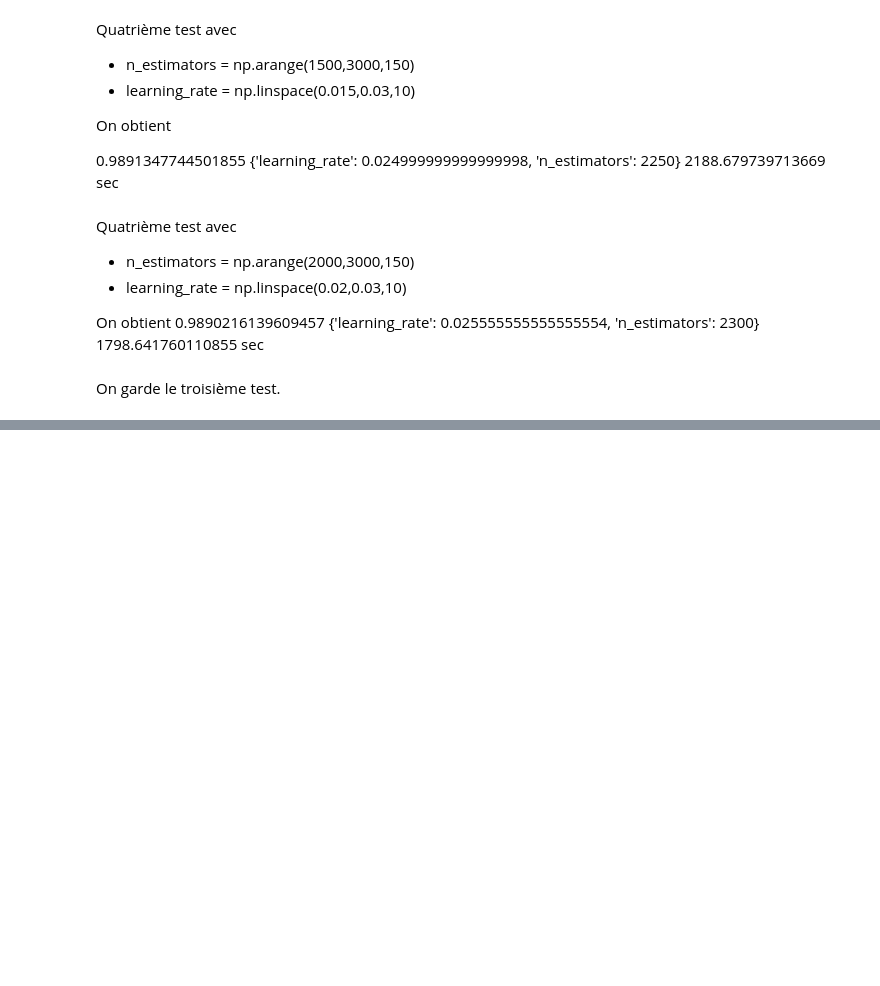
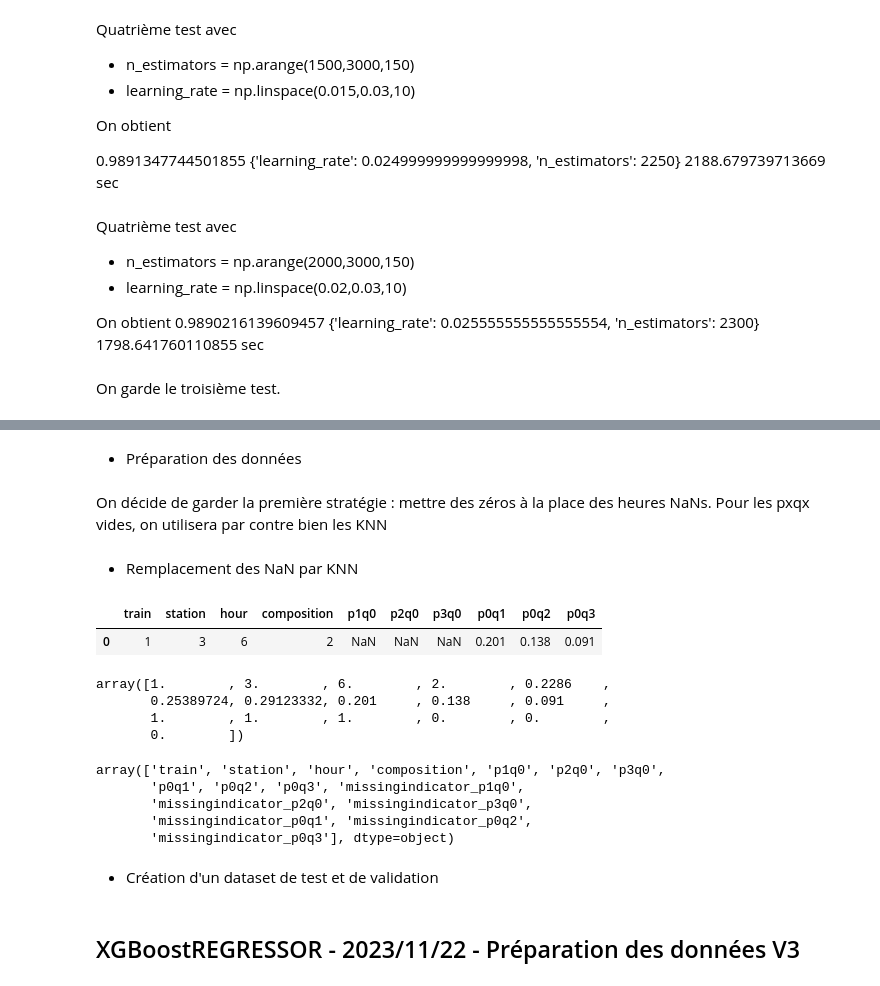
Before and after one commit to rravelli/data-challenge-2023, a Jupyter notebook: 3_best_models_improvement/3_1_data_imputation/xgboost/train_xgboost.ipynb, the cells around one changed output, grey strips where cells are left out. Saved outputs shown, nothing was run; the diff lists cells and outputs as text; code cells hidden in the pictures; blank space fills up the shorter version.

```diff
--- a/3_best_models_improvement/3_1_data_imputation/xgboost/train_xgboost.ipynb
+++ b/3_best_models_improvement/3_1_data_imputation/xgboost/train_xgboost.ipynb
@@ -974,0 +979,23 @@ On garde le troisième test.
+# %%
+path = "../../../data"
+x_data = pd.read_csv(path + "/Xtrain_hgcGIrA.csv", sep=",")  # features
+y_data = pd.read_csv(
+    path + "/Ytrain_yL5OjS4.csv", sep=",", usecols=[1]
+)  # occupancy rate
+# %% [markdown]
+- Préparation des données
+# %% [markdown]
+On décide de garder la première stratégie : mettre des zéros à la place des heures NaNs. Pour les pxqx vides, on utilisera par contre bien les KNN
+# %%
+x_data = x_data.drop("date", axis=1)  # on supprime la colonne date
+x_data = x_data.drop("way", axis=1) #  on supprime la colonne way
+x_data["hour"] = x_data["hour"].apply(
+ lambda x: 0 if type(x) == float else int(x[:2])
+) # on remplace les heures par des entiers en conservant les NaNs
+
+# on tranforme les identifiants de gare en entiers
+x_data["station"] = x_data["station"].astype("category")
+cat_columns = x_data.select_dtypes(["category"]).columns
+x_data[cat_columns] = x_data[cat_columns].apply(lambda x: x.cat.codes)
+# %% [markdown]
+- Remplacement des NaN par KNN
@@ -974,0 +1006,23 @@ On garde le troisième test.
+# %%
+x_data.head(1)
+# %% [output]
+|  | train | station | hour | composition | p1q0 | p2q0 | p3q0 | p0q1 | p0q2 | p0q3 |
+| 0 | 1 | 3 | 6 | 2 | NaN | NaN | NaN | 0.201 | 0.138 | 0.091 |
+# %%
+x_data_full[0] # les valeurs NaNs ont bien été remplies. 7 colonnes ont été ajoutées
+# %% [output]
+array([1.        , 3.        , 6.        , 2.        , 0.2286    ,
+       0.25389724, 0.29123332, 0.201     , 0.138     , 0.091     ,
+       1.        , 1.        , 1.        , 0.        , 0.        ,
+       0.        ])
+# %%
+KNNI.get_feature_names_out(KNNI.feature_names_in_)
+# les 7 colonnes correspondent bien au missing_indicator pour les colonnes où nous avions des NaNs
+# %% [output]
+array(['train', 'station', 'hour', 'composition', 'p1q0', 'p2q0', 'p3q0',
+       'p0q1', 'p0q2', 'p0q3', 'missingindicator_p1q0',
+       'missingindicator_p2q0', 'missingindicator_p3q0',
+       'missingindicator_p0q1', 'missingindicator_p0q2',
+       'missingindicator_p0q3'], dtype=object)
+# %% [markdown]
+- Création d'un dataset de test et de validation
@@ -974,0 +1035,2 @@ On garde le troisième test.
+# %% [markdown]
+## XGBoostREGRESSOR - 2023/11/22 - Préparation des données V3
```
Also changed, not shown: parts of 45 cells of this notebook, 3 other files.
